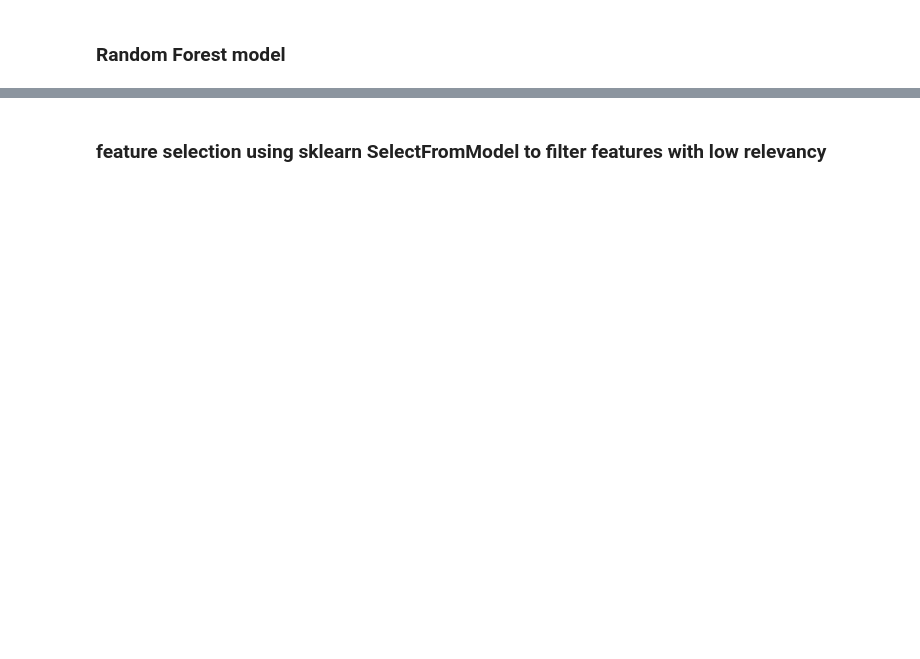
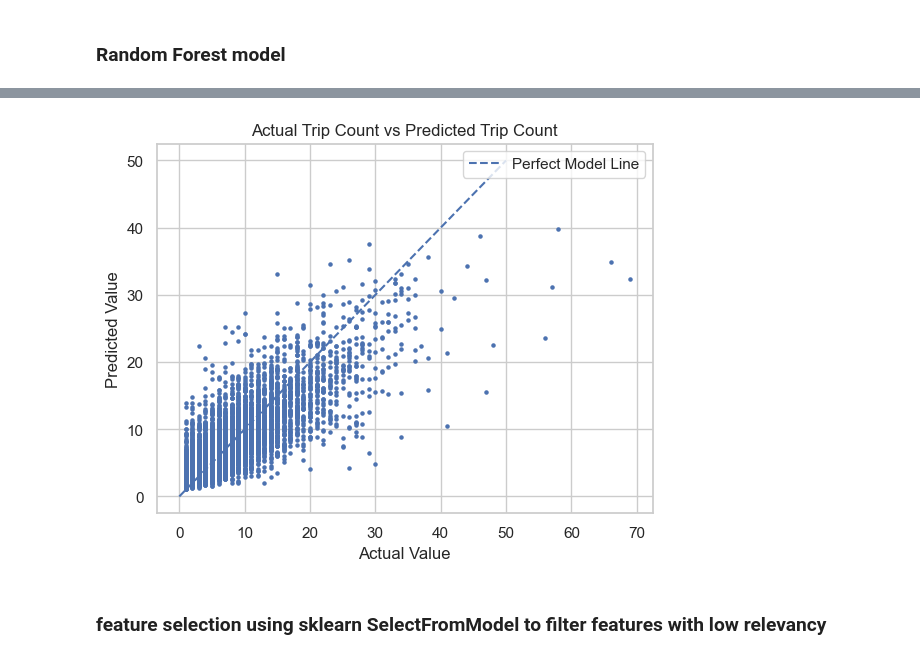
Before and after one commit to RQ92/Week-9-project-public, a Jupyter notebook: Task E1.ipynb, the cells around one changed output, grey strips where cells are left out. Drawn from its saved outputs; the diff is of its cells as text; code cells hidden in the pictures; blank space fills up the shorter version.

```diff
--- a/Task E1.ipynb
+++ b/Task E1.ipynb
@@ -699,9 +940,13 @@ plt.show()
 # %%
 fig, ax = plt.subplots()
 ax.scatter(y_test, y_pred_rf, s=5)
-ax.plot([0,50],[0,50], linestyle= '--')
+ax.plot([0,50],[0,50], linestyle= '--', label='Perfect Model Line')
 ax.set_xlabel('Actual Value')
-ax.set_ylabel('Predicted Value');
+ax.set_ylabel('Predicted Value')
+ax.set_title('Actual Trip Count vs Predicted Trip Count')
+ax.legend(loc='upper right');
+# %% [output]
+[figure, added]
 # %% [markdown]
 ### feature selection using sklearn SelectFromModel to filter features with low relevancy
 # %%
```
Also changed, not shown: parts of 131 cells of this notebook.
